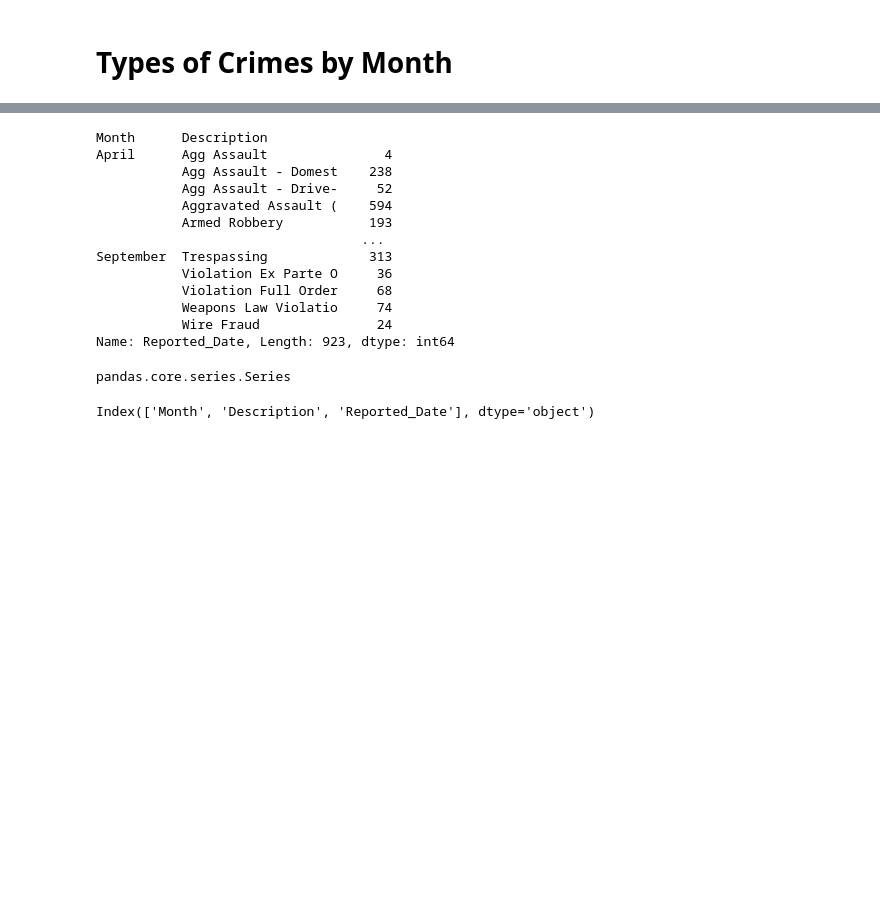
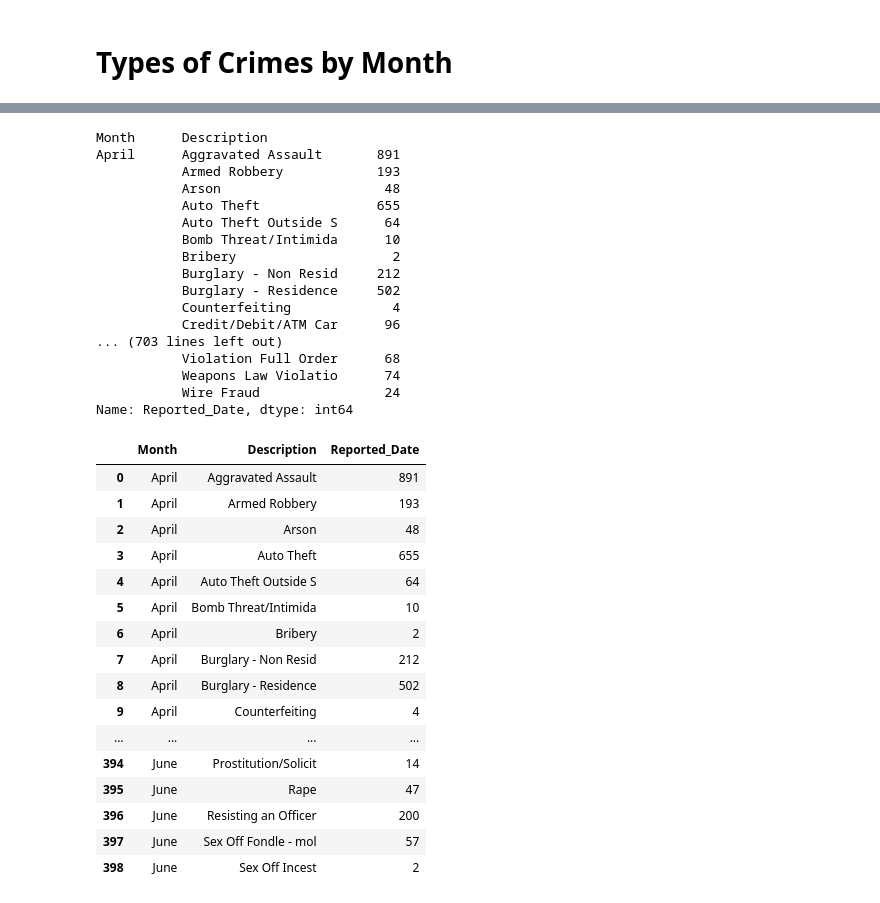
Before and after one commit to kanskris/kansas_crime_2018, a Jupyter notebook: Laylaa- Monthly Analysis.ipynb, the cells around one changed output, grey strips where cells are left out. Saved outputs shown, nothing was run; the diff lists cells and outputs as text; code cells hidden in the pictures; blank space fills up the shorter version.

```diff
--- a/Laylaa- Monthly Analysis.ipynb
+++ b/Laylaa- Monthly Analysis.ipynb
@@ -82,27 +90,43 @@ copy
 # %%
-typesofCrime = cleanedData.groupby(['Month','Description'])['Reported_Date'].count()
+typesofCrime = copy.groupby(['Month','Description'])['Reported_Date'].count()
 typesofCrime
 # %% [output]
 Month      Description
-April      Agg Assault               4
-           Agg Assault - Domest    238
-           Agg Assault - Drive-     52
-           Aggravated Assault (    594
-           Armed Robbery           193
-                                  ...
-September  Trespassing             313
-           Violation Ex Parte O     36
-           Violation Full Order     68
-           Weapons Law Violatio     74
-           Wire Fraud               24
-Name: Reported_Date, Length: 923, dtype: int64
+April      Aggravated Assault       891
+           Armed Robbery            193
+           Arson                     48
+           Auto Theft               655
+           Auto Theft Outside S      64
+           Bomb Threat/Intimida      10
+           Bribery                    2
+           Burglary - Non Resid     212
+           Burglary - Residence     502
+           Counterfeiting             4
+           Credit/Debit/ATM Car      96
+... (703 lines left out)
+           Violation Full Order      68
+           Weapons Law Violatio      74
+           Wire Fraud                24
+Name: Reported_Date, dtype: int64
-# %%
-type(typesofCrime)
-# %% [output]
-pandas.core.series.Series
 # %%
 crime = pd.DataFrame(typesofCrime).reset_index()
-crime.columns
+crime
 # %% [output]
-Index(['Month', 'Description', 'Reported_Date'], dtype='object')
+|  | Month | Description | Reported_Date |
+| 0 | April | Aggravated Assault | 891 |
+| 1 | April | Armed Robbery | 193 |
+| 2 | April | Arson | 48 |
+| 3 | April | Auto Theft | 655 |
+| 4 | April | Auto Theft Outside S | 64 |
+| 5 | April | Bomb Threat/Intimida | 10 |
+| 6 | April | Bribery | 2 |
+| 7 | April | Burglary - Non Resid | 212 |
+| 8 | April | Burglary - Residence | 502 |
+| 9 | April | Counterfeiting | 4 |
+| ... | ... | ... | ... |
+| 394 | June | Prostitution/Solicit | 14 |
+| 395 | June | Rape | 47 |
+| 396 | June | Resisting an Officer | 200 |
+| 397 | June | Sex Off Fondle - mol | 57 |
+| 398 | June | Sex Off Incest | 2 |
 # %%
```
Also changed, not shown: parts of 7 cells of this notebook.
